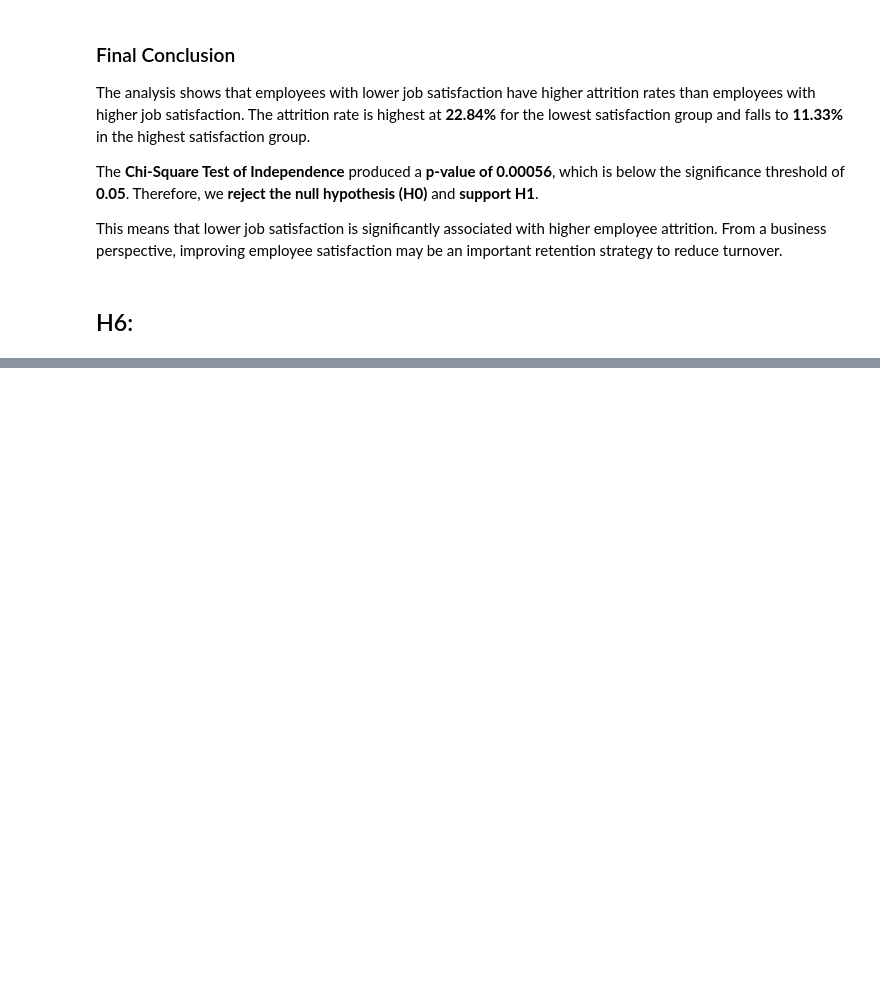
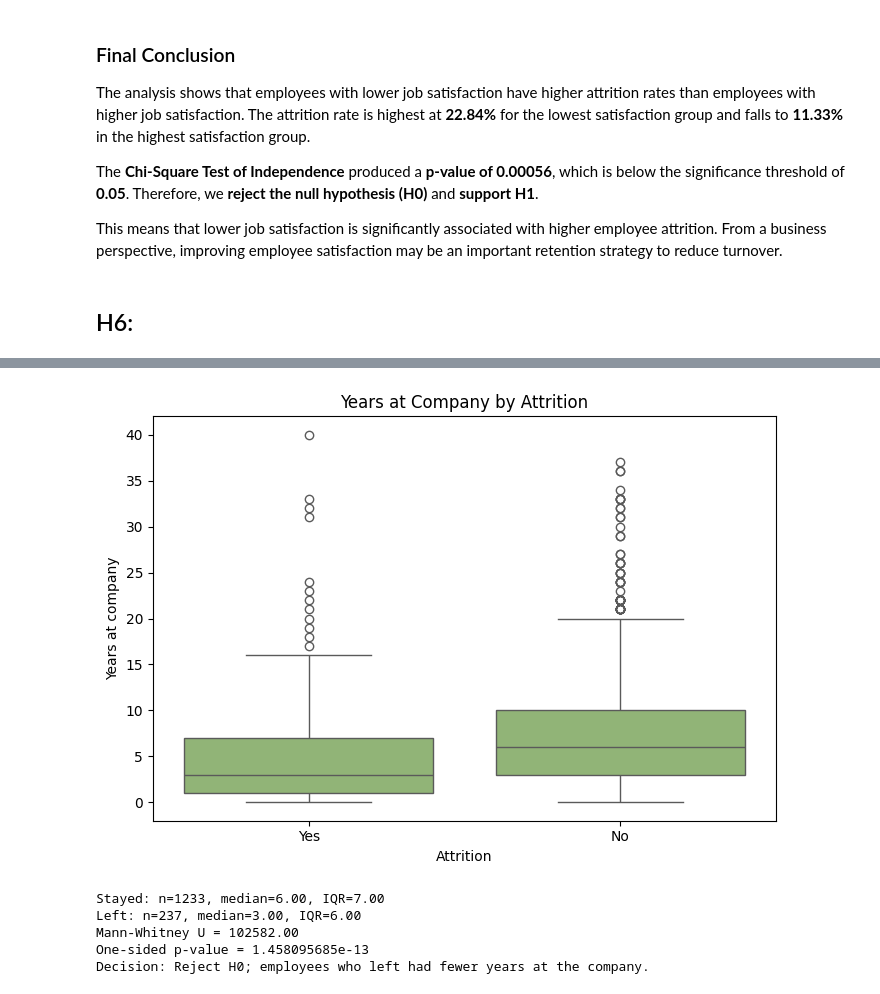
Before and after one commit to Dharmisthaben-15/Hackathon_2026_Group_1, a Jupyter notebook: jupyter_notebooks/EDA.ipynb, the cells around one changed output, grey strips where cells are left out. Drawn from its saved outputs; the diff is of its cells as text; code cells hidden in the pictures; blank space fills up the shorter version.

```diff
--- a/jupyter_notebooks/EDA.ipynb
+++ b/jupyter_notebooks/EDA.ipynb
@@ -967,0 +941,31 @@ All five hypotheses are supported by statistically significant results at alpha
+# %%
+from scipy.stats import mannwhitneyu
+
+alpha = 0.05
+
+# H8 uses a one-sided Mann-Whitney U test because YearsAtCompany is numeric,
+# the groups are independent, and H1 predicts fewer years for leavers.
+tenure_stayed = df.loc[df["Attrition"] == "No", "YearsAtCompany"]
+tenure_left = df.loc[df["Attrition"] == "Yes", "YearsAtCompany"]
+
+a = plt.figure(figsize=(7, 5))
+sns.boxplot(data=df, x="Attrition", y="YearsAtCompany", color="#90be6d")
+plt.title("Years at Company by Attrition")
+plt.xlabel("Attrition")
+plt.ylabel("Years at company")
+plt.tight_layout()
+plt.show()
+
+tenure_u, tenure_p = mannwhitneyu(tenure_left, tenure_stayed, alternative="less")
+print(f"Stayed: n={len(tenure_stayed)}, median={tenure_stayed.median():.2f}, IQR={tenure_stayed.quantile(.75) - tenure_stayed.quantile(.25):.2f}")
+print(f"Left: n={len(tenure_left)}, median={tenure_left.median():.2f}, IQR={tenure_left.quantile(.75) - tenure_left.quantile(.25):.2f}")
+print(f"Mann-Whitney U = {tenure_u:.2f}")
+print(f"One-sided p-value = {tenure_p:.10g}")
+print("Decision: Reject H0; employees who left had fewer years at the company." if tenure_p < alpha else "Decision: Fail to reject H0.")
+# %% [output]
+[figure, added]
+Stayed: n=1233, median=6.00, IQR=7.00
+Left: n=237, median=3.00, IQR=6.00
+Mann-Whitney U = 102582.00
+One-sided p-value = 1.458095685e-13
+Decision: Reject H0; employees who left had fewer years at the company.
```
Also changed, not shown: parts of 18 cells of this notebook.
